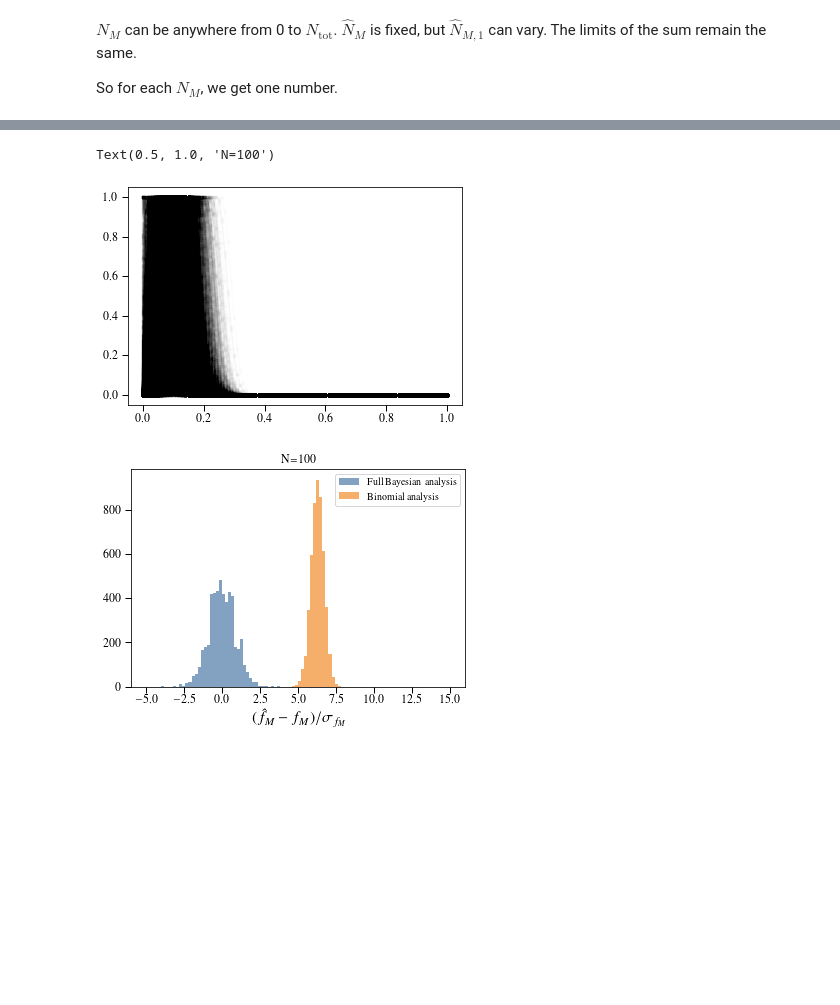
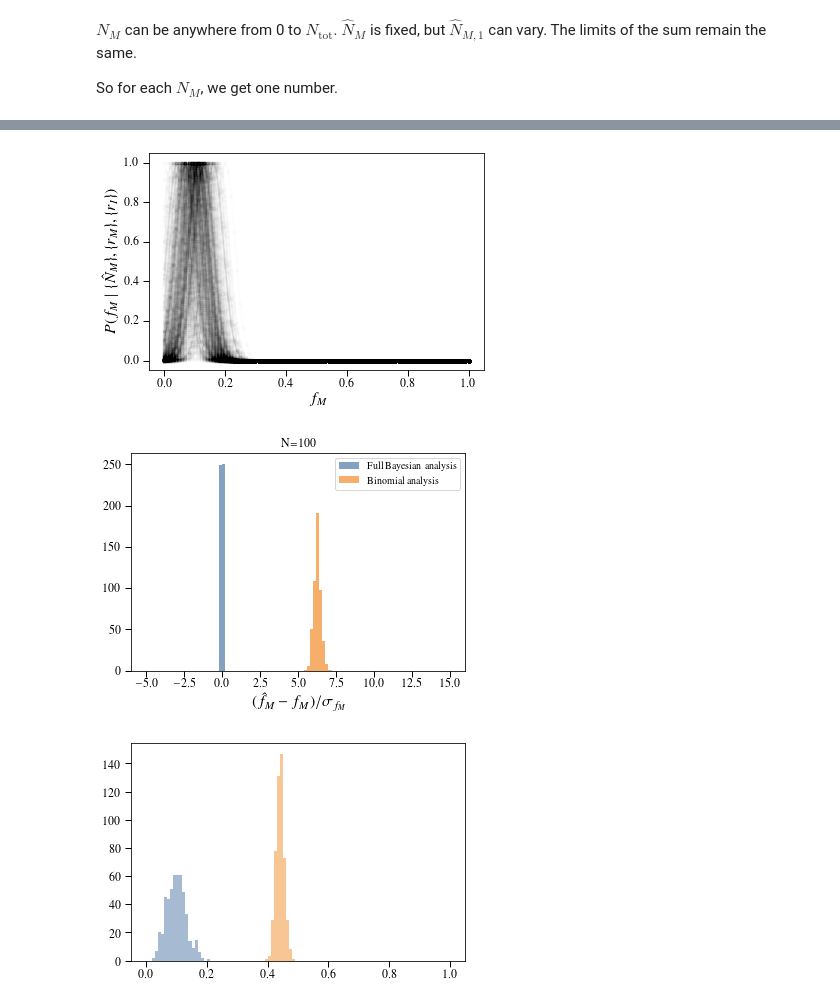
Before and after one commit to dncnwtts/merger_classification, a Jupyter notebook: accuracy_analysis.ipynb, the cells around one changed output, grey strips where cells are left out. Saved outputs shown, nothing was run; the diff lists cells and outputs as text; code cells hidden in the pictures; blank space fills up the shorter version.

```diff
--- a/accuracy_analysis.ipynb
+++ b/accuracy_analysis.ipynb
@@ -389,8 +207,7 @@ f_M = 0.1
 # number of classifier
 n = 14
 
-
-n_exp = 5000
+n_exp = 500
 mu1 = np.zeros(n_exp)
 mu2 = np.zeros(n_exp)
 ll1 = np.zeros(n_exp)
@@ -403,22 +220,24 @@ Z1 = np.zeros(n_exp)
 Z2 = np.zeros(n_exp)
 
 Ns = np.arange(0, N+1.)
-fs = Ns/N_tot
+fs = Ns/N
 for _ in tqdm(range(n_exp)):
-#for _ in range(n_exp):
-    N_true, N_M, r_Ms, r_Is = make_sample(N, f_M, n)
-    lnLi = L(Ns, r_Ms[0], r_Is[0], N_M[0], N)*0
+    # The true sample has zero mergers in it.
+    N_true, N_M, r_Ms, r_Is = aa.make_sample(N, f_M, n, N_M=int(f_M*N))
+    lnLi = aa.L(Ns, r_Ms[0], r_Is[0], N_M[0], N)*0
     try:
         for i in range(n):
-            lnLi += np.log(L(Ns, r_Ms[i], r_Is[i], N_M[i], N))
+            lnLi += np.log(aa.L(Ns, r_Is[i], r_Ms[i], N_M[i], N))
     except RuntimeWarning:
         print('Runtimewarning')
         break
     Pi = np.exp(lnLi - lnLi.max())
     plt.figure(1)
     plt.plot(fs, Pi, 'k.-', alpha=0.01)
+    plt.xlabel(r'$f_M$')
+    plt.ylabel(r'$P(f_M\mid\{\hat N_M\},\{r_M\},\{r_I\})$')
     mu = sum(fs*Pi)/sum(Pi)
-    ll, ul, sd = pdf_std(Pi, fs)
+    ll, ul, sd = aa.pdf_std(Pi, Ns)
     Z1[_] = (mu-N_true/N)/sd
     mu1[_] = mu
     ll1[_] = ll
@@ -427,7 +246,7 @@ for _ in tqdm(range(n_exp)):
     mu = (n*N_M.mean()+1)/(n*N+2)
     mu2[_] = mu
     #ll, ul, sd = beta_std(sum(N_M), n*N)
-    ll, ul, sd = beta_std(N_M.mean(), N)
+    ll, ul, sd = aa.beta_std(N_M.mean(), N)
     Z2[_] = (mu-N_true/N)/sd
     ll2[_] = ll
     ul2[_] = ul
@@ -452,10 +271,7 @@ f_M = 0.1
 # number of classifier
 n = 14
 
-
-
-
-n_exp = 5000
+n_exp = 500
 mu1 = np.zeros(n_exp)
 mu2 = np.zeros(n_exp)
 ll1 = np.zeros(n_exp)
@@ -468,47 +284,53 @@ Z1 = np.zeros(n_exp)
 Z2 = np.zeros(n_exp)
 
 Ns = np.arange(0, N+1.)
-fs = Ns/N_tot
+fs = Ns/N
 for _ in tqdm(range(n_exp)):
-#for _ in range(n_exp):
-    N_true, N_M, r_Ms, r_Is = make_sample(N, f_M, n)
-    lnLi = L(Ns, r_Ms[0], r_Is[0], N_M[0], N)*0
+    # The true sample has zero mergers in it.
+    N_true, N_M, r_Ms, r_Is = aa.make_sample(N, f_M, n, N_M=int(f_M*N))
+    lnLi = aa.L(Ns, r_Is[0], r_Ms[0], N_M[0], N)*0
     try:
         for i in range(n):
-            lnLi += np.log(L(Ns, r_Ms[i], r_Is[i], N_M[i], N))
+            lnLi += np.log(aa.L(Ns, r_Is[i], r_Ms[i], N_M[i], N))
     except RuntimeWarning:
         print('Runtimewarning')
         break
     Pi = np.exp(lnLi - lnLi.max())
     plt.figure(1)
     plt.plot(fs, Pi, 'k.-', alpha=0.01)
+    plt.xlabel(r'$f_M$')
+    plt.ylabel(r'$P(f_M\mid\{\hat N_M\},\{r_M\},\{r_I\})$')
     mu = sum(fs*Pi)/sum(Pi)
-    ll, ul, sd = pdf_std(Pi, fs)
+    ll, ul, sd = aa.pdf_std(Pi, Ns)
     Z1[_] = (mu-N_true/N)/sd
     mu1[_] = mu
     ll1[_] = ll
     ul1[_] = ul
 
     mu = (n*N_M.mean()+1)/(n*N+2)
     mu2[_] = mu
     #ll, ul, sd = beta_std(sum(N_M), n*N)
-    ll, ul, sd = beta_std(N_M.mean(), N)
+    ll, ul, sd = aa.beta_std(N_M.mean(), N)
     Z2[_] = (mu-N_true/N)/sd
     ll2[_] = ll
     ul2[_] = ul
 
     N_trues[_] = N_true
 bins = np.linspace(-5,15,101)
 plt.figure()
 plt.hist(Z1, bins=bins, alpha=0.7, label='Full Bayesian analysis')
 plt.hist(Z2, bins=bins, alpha=0.7, label='Binomial analysis')
 plt.legend(loc='best')
 plt.xlabel(r'$(\hat f_M-f_M)/\sigma_{f_M}$')
 plt.title(f'N={N}')
+
+plt.figure()
+_=plt.hist(mu1, bins=Ns/N, alpha=0.5)
+_=plt.hist(mu2, bins=Ns/N, alpha=0.5)
 # %% [output]
-Text(0.5, 1.0, 'N=100')
-[figure, old version]
+[figure, new version]
-[figure, old version]
+[figure, new version]
+[figure, added]
 # %%
 # Make a plot with different merger fractions
 
```
Also changed, not shown: parts of 19 cells of this notebook, 1 other file.
